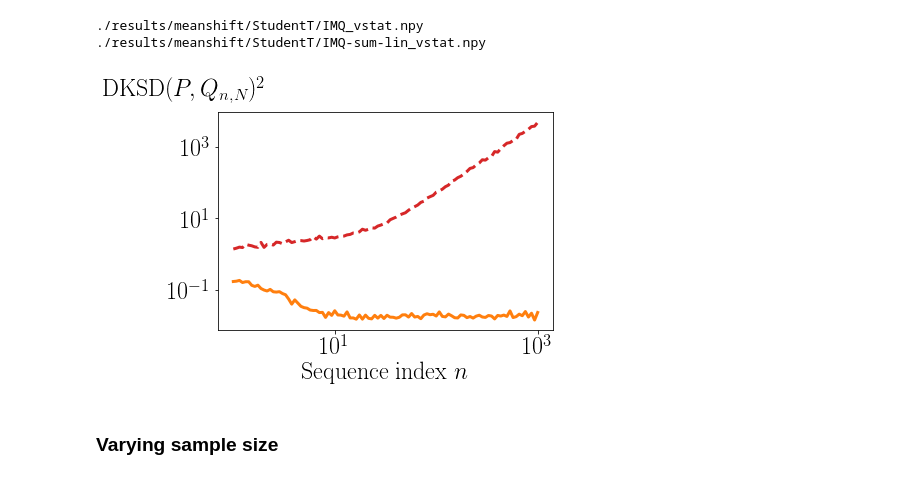
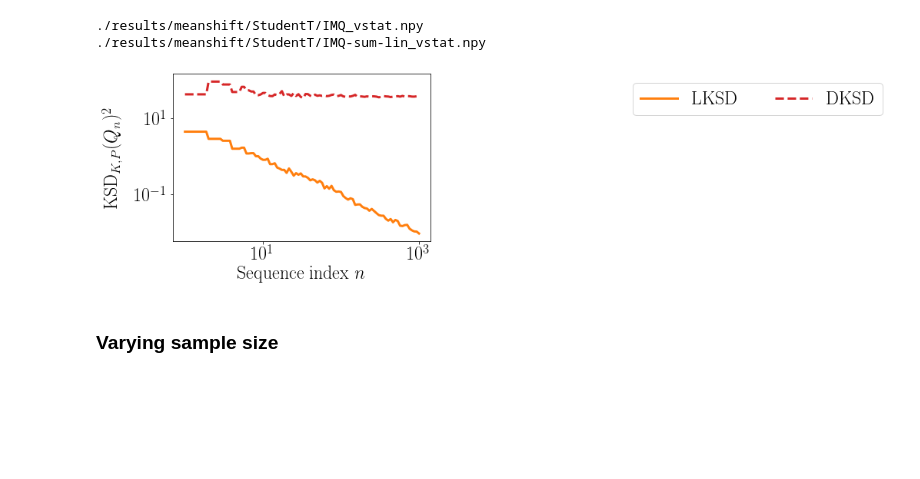
Before and after one commit to noukoudashisoup/ksd-moment, a Jupyter notebook: ipynb/mean_shift_heavytail.ipynb, the cells around one changed output. Drawn from its saved outputs; the diff is of its cells as text; code cells hidden in the pictures; blank space fills up the shorter version.

```diff
--- a/ipynb/mean_shift_heavytail.ipynb
+++ b/ipynb/mean_shift_heavytail.ipynb
@@ -41,7 +45,7 @@ plt.rc('lines', linewidth=3, markersize=10)
 matplotlib.rcParams['pdf.fonttype'] = 42
 matplotlib.rcParams['ps.fonttype'] = 42
 # %%
-n = 1000
+# n = 1000
 rep = 1
 n_ps = 100
 d = 5
@@ -76,14 +77,14 @@ kernels = {
 # %%
 Format = namedtuple('Format', ['color', 'linestyle', 'marker'])
 label_format_tuples = {
-    'IMQ': ("IMQ ", Format('C1', '-', '*')),
-    'IMQ-sum-lin': ('IMQ sum (lin.) ', Format('C3', '--', 'o')),
+    'IMQ': ("LKSD ", Format('C1', '-', '*')),
+    'IMQ-sum-lin': ('DKSD', Format('C3', '--', 'o')),
 #     'IMQ-sum-quad': ('IMQ sum (quad.)', Format('C5', '-.', 'v')),
 }
 # %% [markdown]
 ### Compute KSD
 # %%
-rerun = False
+rerun = True
 vstat = True
 ptbs = torch.logspace(0, 3, n_ps)
 data = np.empty([len(kernels), rep, n_ps])
@@ -103,15 +104,22 @@ for l_i, (key, l) in enumerate(losses.items()):
         data[l_i] = tmp
     else:
         for j, p in enumerate(ptbs):
-            X1 = target.sample(n//2)
-            mean = (p+1) * torch.ones(d) / d**0.5
-            X2 = torch.randn(n//2, d) + mean
-            prob = torch.ones(1) / (p+1)
-            weight = torch.ones(n)
-            weight[:n//2] = torch.ones(1) - prob
-            weight[n//2:] = prob
-            weight = torch.tensor([1-prob]*(n//2) + [prob]*(n//2))/(n//2)
+            n = int(p.item())
+            with util.TorchSeedContext(seed):
+                X1 = target.sample(n)
+            X2 = (n+1) * torch.ones([1, d]) #std * torch.randn(n//2, d)
+            weight = torch.tensor([1./n * (1-1./(n+1))]*n + [1./(n+1)])
             X = torch.vstack([X1, X2])
+            #######
+#             X1 = target.sample(n//2)
+#             mean = (p+1) * torch.ones(d) / d**0.5
+#             X2 = torch.randn(n//2, d) + mean
+#             prob = torch.ones(1) / (p+1)
+#             weight = torch.ones(n)
+#             weight[:n//2] = torch.ones(1) - prob
+#             weight[n//2:] = prob
+#             weight = torch.tensor([1-prob]*(n//2) + [prob]*(n//2))/(n//2)
+#             X = torch.vstack([X1, X2])
             for i in range(rep):
                 data[l_i, i, j] = l.loss(X, vstat=vstat, weight=weight, ignore_diag=False).detach().numpy()
         result = data[l_i]
@@ -125,40 +133,42 @@ from matplotlib.ticker import LogLocator
 fig = plt.figure()
 ax = fig.add_subplot(111)
 ax.set_yscale('log')
 
 
 label = ax.set_xlabel('Sequence index $n$', fontsize = 24)
-label = ax.set_ylabel('$\\mathrm{DKSD}(P, Q_{n,N})^2$', fontsize = 24)
-label.set_rotation(0)
+label = ax.set_ylabel('$\\mathrm{KSD}_{K, P}(Q_{n})^2$', fontsize = 24)
+# label.set_rotation(0)
+# ax.xaxis.set_label_coords(0.5, -0.15)
+# ax.yaxis.set_label_coords(-0.1, 1.05)
 ax.xaxis.set_label_coords(0.5, -0.15)
-ax.yaxis.set_label_coords(-0.1, 1.05)
+ax.yaxis.set_label_coords(-0.2, 0.5)
 
 ax.set_yticks([1e+0, 1e+1, 1e+2])
 
 ps = ptbs.detach().numpy()
 for ki, key in enumerate(losses.keys()):
     label = label_format_tuples[key][0]
     fmt = label_format_tuples[key][1]
     y = data[ki].mean(axis=0)
     ax.plot(ps, data[ki].mean(axis=0), label=label,
             color=fmt.color, linestyle=fmt.linestyle)
 #     error_low = (y - np.percentile(data[ki], q=5, axis=0))
 #     error_high = np.percentile(data[ki], q=95, axis=0)-y
 #     errors = np.vstack([error_low, error_high])
 #     ax.errorbar(ps, y, yerr=errors,
 #             color=fmt.color, label=label, linestyle=fmt.linestyle)
-# ax.legend(bbox_to_anchor=(1.75,1.), ncol=4)
+ax.legend(bbox_to_anchor=(1.75,1.), ncol=4)
 # plt.legend(bbox_to_anchor=(1.75,1.), ncol=4)
 ax.set_yscale('log')
 ax.set_xscale('log')
 #ax.yaxis.set_minor_locator(LogLocator(numticks=10))
 
 # plt.savefig('ksd_comparison_tdist_mean_shift.pdf', bbox_inches='tight')
-plt.savefig('ksd_comparison_tdist_mean_shift_vstat_df{}.pdf'.format(df), bbox_inches='tight')
+# plt.savefig('ksd_comparison_tdist_mean_shift_vstat_df{}.pdf'.format(df), bbox_inches='tight')
 
-# plt.savefig('ksd_comparison_tdist_mean_shift_legend.pdf', bbox_inches='tight')
+plt.savefig('ksd_comparison_tdist_mean_shift_legend.pdf', bbox_inches='tight')
 # %% [output]
-[figure, old version]
+[figure, new version]
 # %% [markdown]
 ### Varying sample size
 # %%
```
Also changed, not shown: parts of 4 cells of this notebook, 6 other files.
